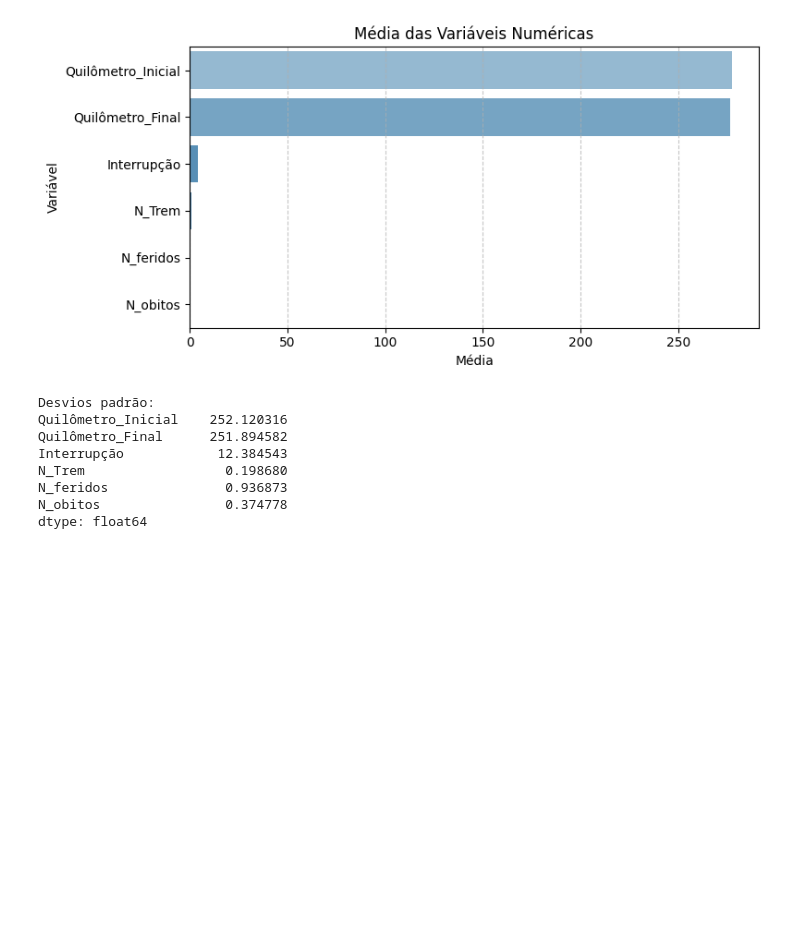
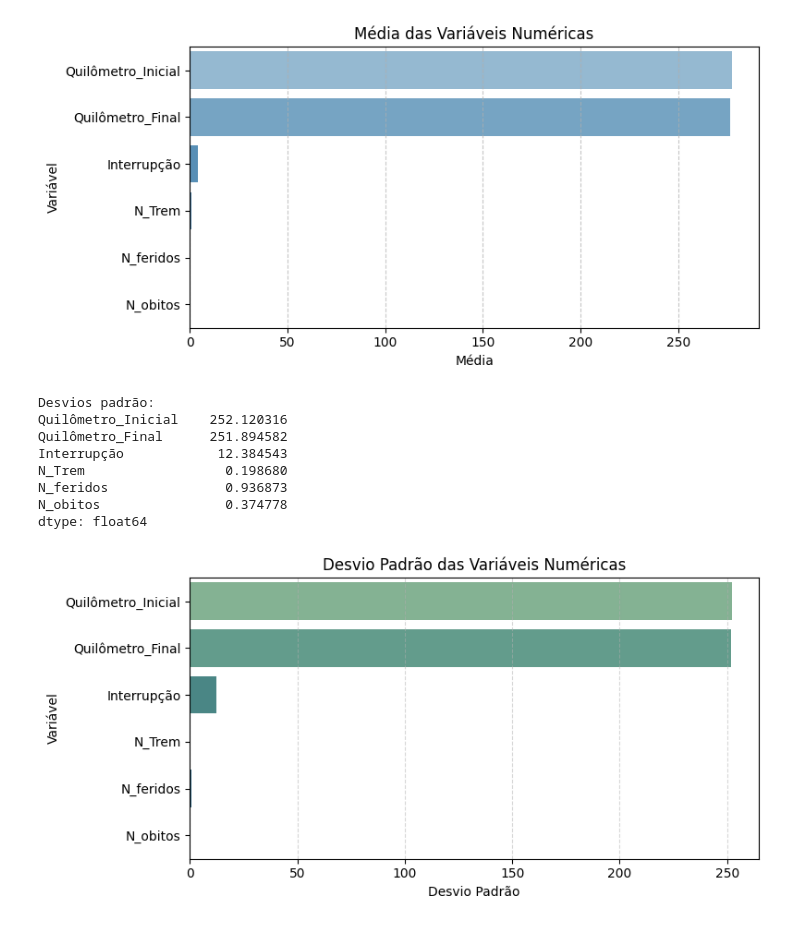
Before and after one commit to fabarroso/MVP1, a Jupyter notebook: MVP1.ipynb, the cells around one changed output. Drawn from its saved outputs; the diff is of its cells as text; code cells hidden in the pictures; blank space fills up the shorter version.

```diff
--- a/MVP1.ipynb
+++ b/MVP1.ipynb
@@ -225,3 +225,18 @@ N_Trem                  0.198680
 N_feridos               0.936873
 N_obitos                0.374778
 dtype: float64
+# %%
+# Selecionar os desvios padrão calculados
+stds = df.select_dtypes(include=np.number).std()
+
+# Plotar gráfico de barras horizontais
+plt.figure(figsize=(8, 4))
+sns.barplot(x=stds.values, y=stds.index, palette='crest')
+plt.title('Desvio Padrão das Variáveis Numéricas')
+plt.xlabel('Desvio Padrão')
+plt.ylabel('Variável')
+plt.grid(True, axis='x', linestyle='--', alpha=0.5)
+plt.tight_layout()
+plt.show()
+# %% [output]
+[figure, added]
```
